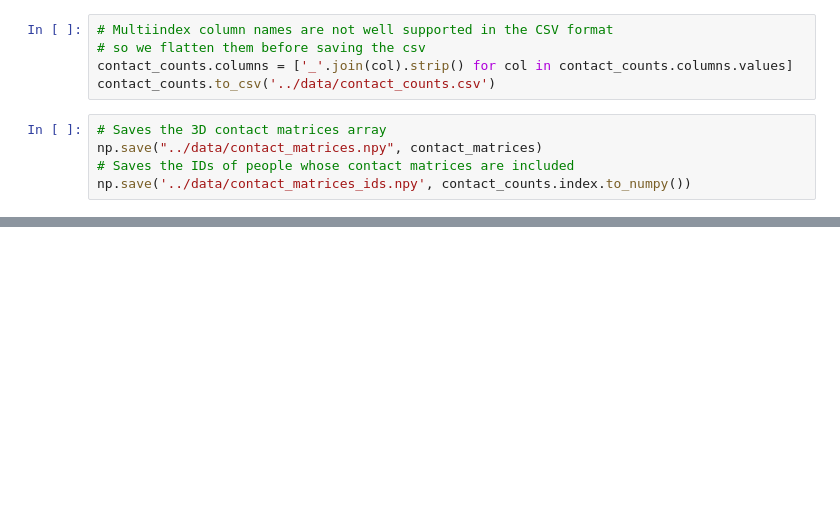
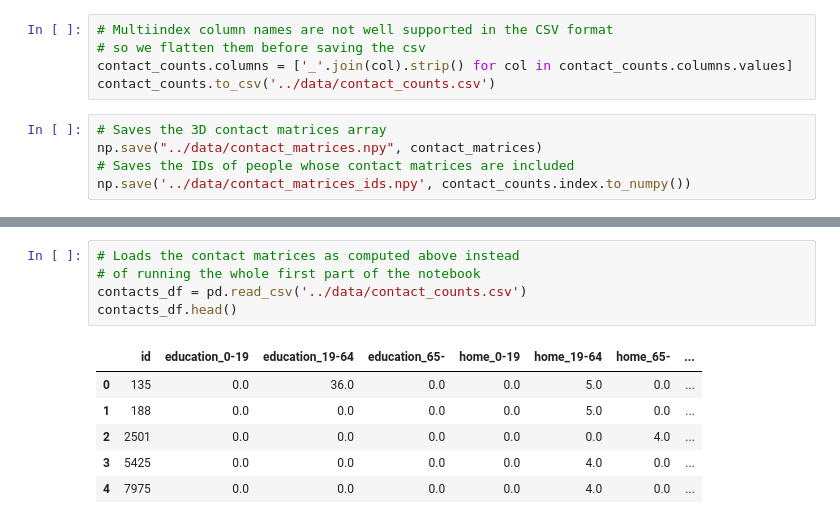
Before and after one commit to dauvillc/covid-19-switzerland, a Jupyter notebook: scripts/contact_matrices.ipynb, the cells around one changed output, grey strips where cells are left out. Cells and saved outputs as stored; diff of their text form; blank space fills up the shorter version.

Commit message:
Merged the contacts and analysis notebooks

```diff
--- a/scripts/contact_matrices.ipynb
+++ b/scripts/contact_matrices.ipynb
@@ -376,0 +391,12 @@ np.save('../data/contact_matrices_ids.npy', contact_counts.index.to_numpy())
+# %%
+# Loads the contact matrices as computed above instead
+# of running the whole first part of the notebook
+contacts_df = pd.read_csv('../data/contact_counts.csv')
+contacts_df.head()
+# %% [output]
+|  | id | education_0-19 | education_19-64 | education_65- | home_0-19 | home_19-64 | home_65- | ... |
+| 0 | 135 | 0.0 | 36.0 | 0.0 | 0.0 | 5.0 | 0.0 | ... |
+| 1 | 188 | 0.0 | 0.0 | 0.0 | 0.0 | 5.0 | 0.0 | ... |
+| 2 | 2501 | 0.0 | 0.0 | 0.0 | 0.0 | 0.0 | 4.0 | ... |
+| 3 | 5425 | 0.0 | 0.0 | 0.0 | 0.0 | 4.0 | 0.0 | ... |
+| 4 | 7975 | 0.0 | 0.0 | 0.0 | 0.0 | 4.0 | 0.0 | ... |
```
Also changed, not shown: parts of 35 cells of this notebook.
